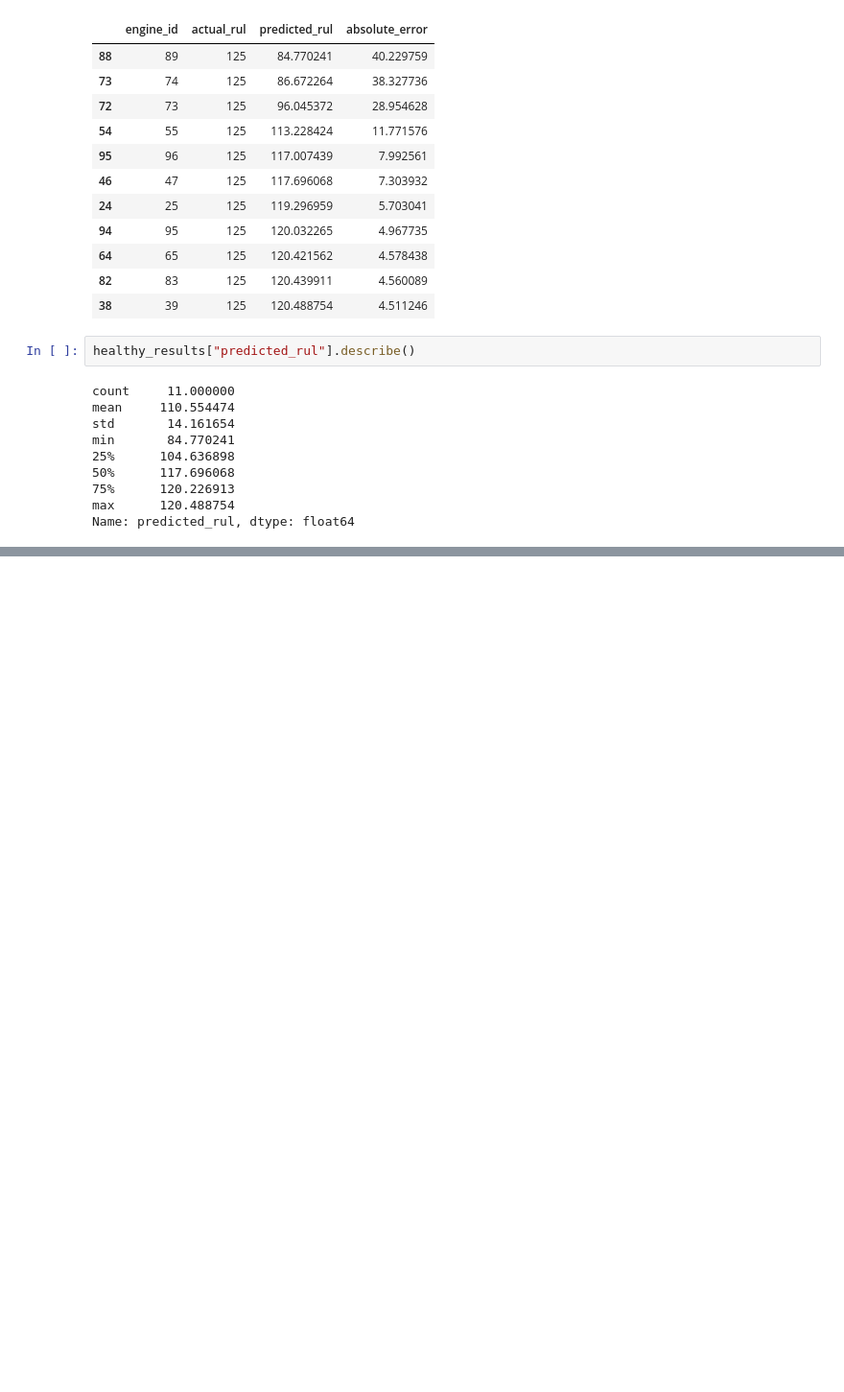
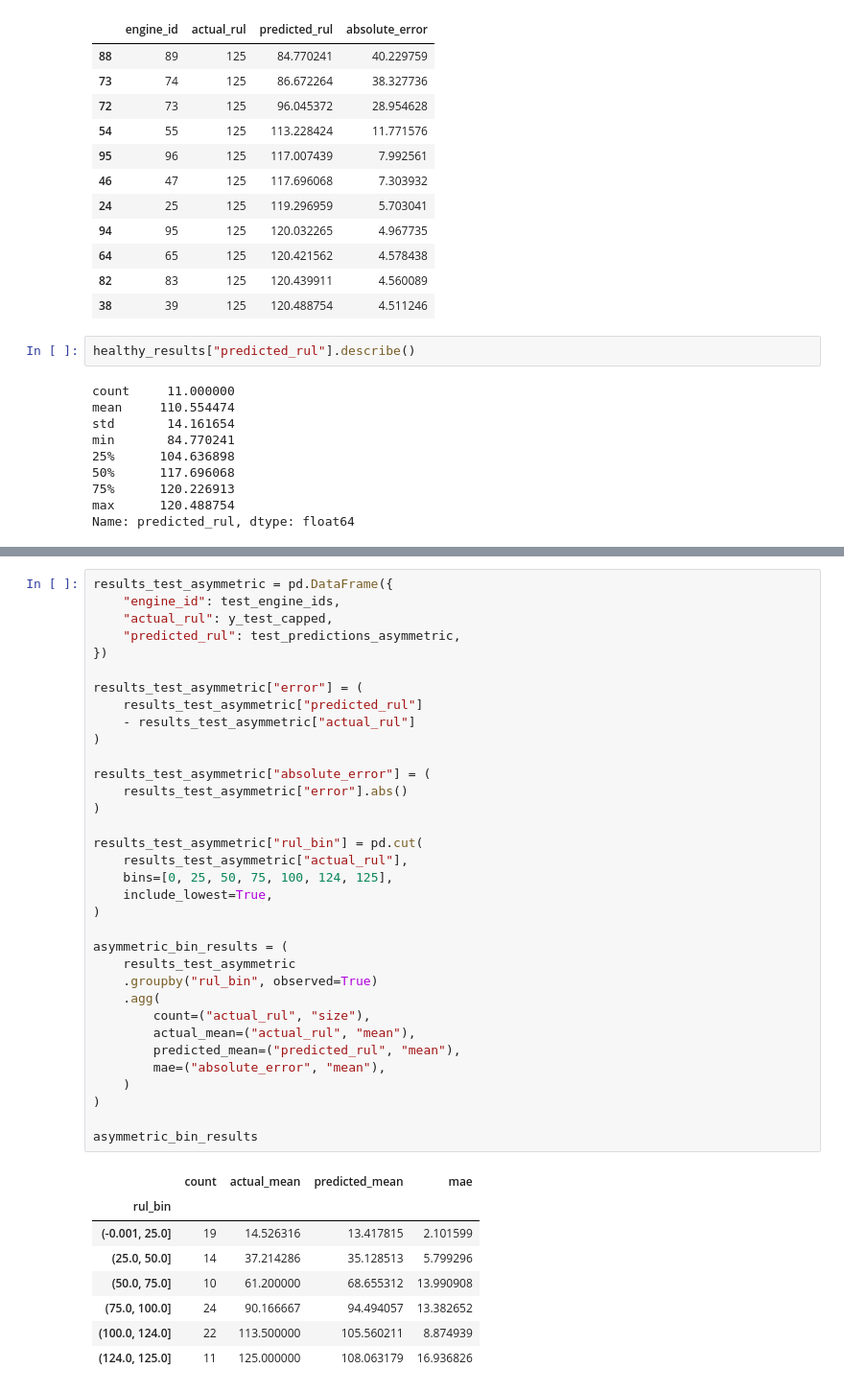
Before and after one commit to iamprakhar10/aircraft-rul-predictor, a Jupyter notebook: notebooks/01_explore_fd001.ipynb, the cells around one changed output, grey strips where cells are left out. Shown at 96% size. Cells and saved outputs as stored; diff of their text form; blank space fills up the shorter version.

```diff
--- a/notebooks/01_explore_fd001.ipynb
+++ b/notebooks/01_explore_fd001.ipynb
@@ -1777,0 +2283,43 @@ Name: predicted_rul, dtype: float64
+# %%
+results_test_asymmetric = pd.DataFrame({
+    "engine_id": test_engine_ids,
+    "actual_rul": y_test_capped,
+    "predicted_rul": test_predictions_asymmetric,
+})
+
+results_test_asymmetric["error"] = (
+    results_test_asymmetric["predicted_rul"]
+    - results_test_asymmetric["actual_rul"]
+)
+
+results_test_asymmetric["absolute_error"] = (
+    results_test_asymmetric["error"].abs()
+)
+
+results_test_asymmetric["rul_bin"] = pd.cut(
+    results_test_asymmetric["actual_rul"],
+    bins=[0, 25, 50, 75, 100, 124, 125],
+    include_lowest=True,
+)
+
+asymmetric_bin_results = (
+    results_test_asymmetric
+    .groupby("rul_bin", observed=True)
+    .agg(
+        count=("actual_rul", "size"),
+        actual_mean=("actual_rul", "mean"),
+        predicted_mean=("predicted_rul", "mean"),
+        mae=("absolute_error", "mean"),
+    )
+)
+
+asymmetric_bin_results
+# %% [output]
+|  | count | actual_mean | predicted_mean | mae |
+| rul_bin |  |  |  |  |
+| (-0.001, 25.0] | 19 | 14.526316 | 13.417815 | 2.101599 |
+| (25.0, 50.0] | 14 | 37.214286 | 35.128513 | 5.799296 |
+| (50.0, 75.0] | 10 | 61.200000 | 68.655312 | 13.990908 |
+| (75.0, 100.0] | 24 | 90.166667 | 94.494057 | 13.382652 |
+| (100.0, 124.0] | 22 | 113.500000 | 105.560211 | 8.874939 |
+| (124.0, 125.0] | 11 | 125.000000 | 108.063179 | 16.936826 |
```
Also changed, not shown: parts of 9 cells of this notebook.
